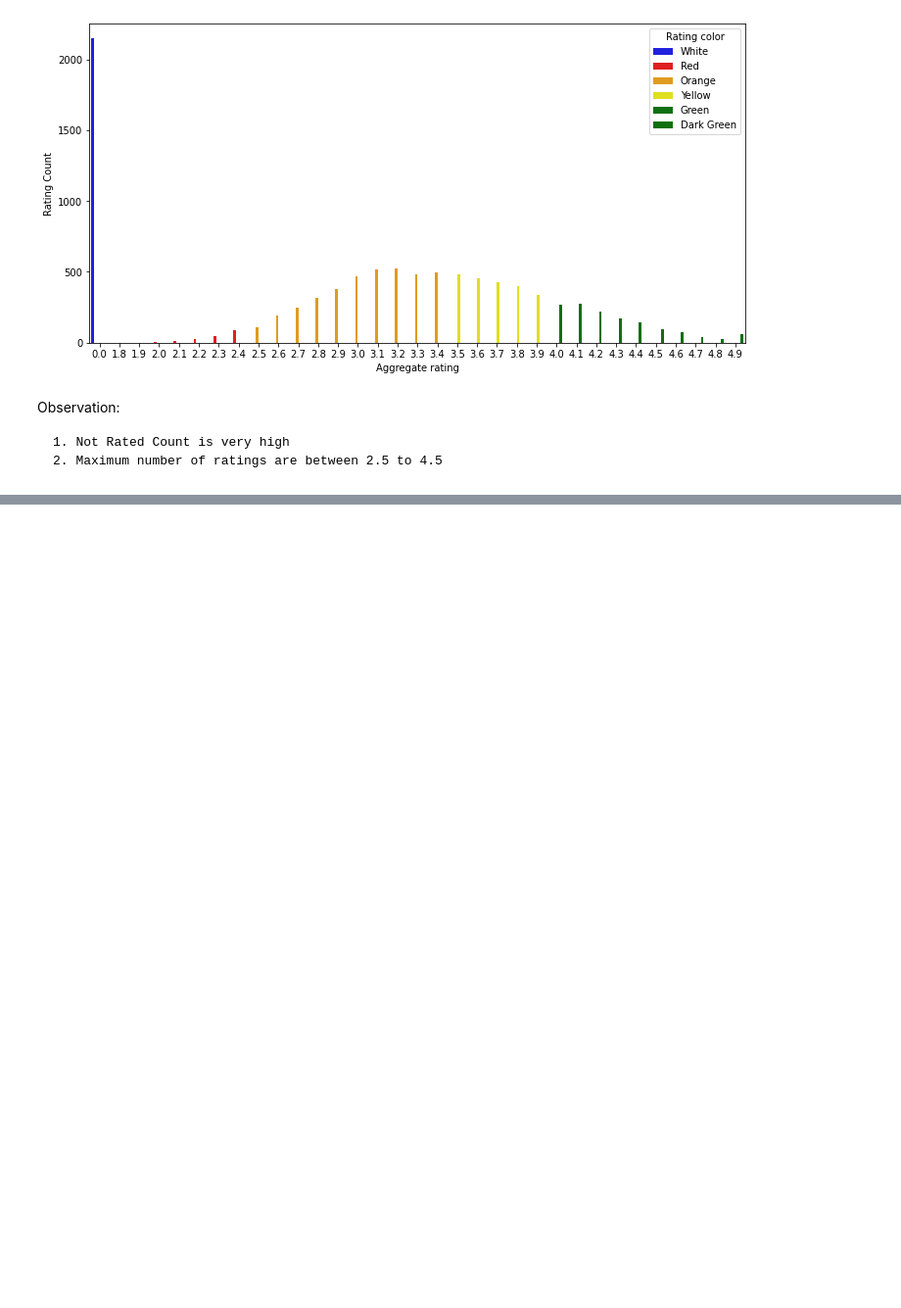
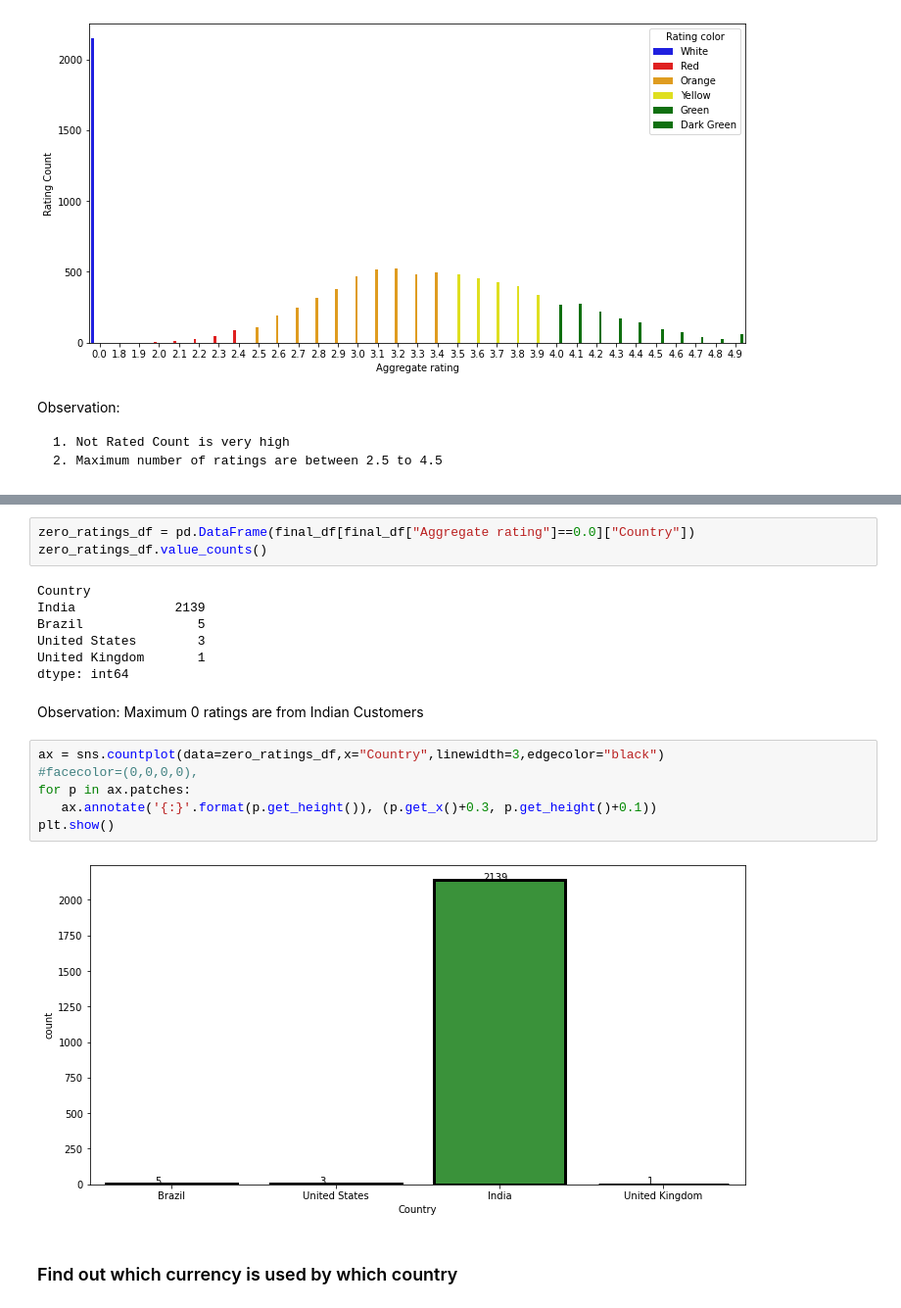
Before and after one commit to desai-nitin/DataScience, a Jupyter notebook: EDA Basics - Zomato Data.ipynb, the cells around one changed output, grey strips where cells are left out. Shown at 98% size. Saved outputs shown, nothing was run; the diff lists cells and outputs as text; blank space fills up the shorter version.

```diff
--- a/EDA Basics - Zomato Data.ipynb
+++ b/EDA Basics - Zomato Data.ipynb
@@ -206,0 +218,22 @@ Observation:
+# %%
+zero_ratings_df = pd.DataFrame(final_df[final_df["Aggregate rating"]==0.0]["Country"])
+zero_ratings_df.value_counts()
+# %% [output]
+Country
+India             2139
+Brazil               5
+United States        3
+United Kingdom       1
+dtype: int64
+# %% [markdown]
+Observation: Maximum 0 ratings are from Indian Customers
+# %%
+ax = sns.countplot(data=zero_ratings_df,x="Country",linewidth=3,edgecolor="black")
+#facecolor=(0,0,0,0),
+for p in ax.patches:
+   ax.annotate('{:}'.format(p.get_height()), (p.get_x()+0.3, p.get_height()+0.1))
+plt.show()
+# %% [output]
+[figure, added]
+# %% [markdown]
+### Find out which currency is used by which country
```
Also changed, not shown: parts of 3 cells of this notebook.
